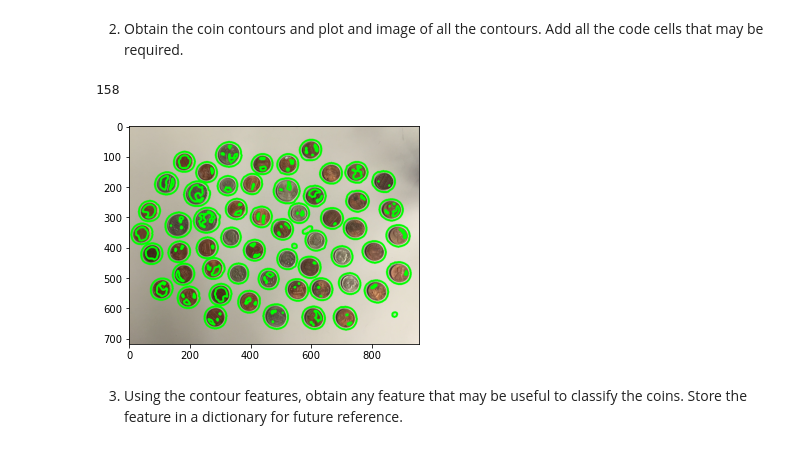
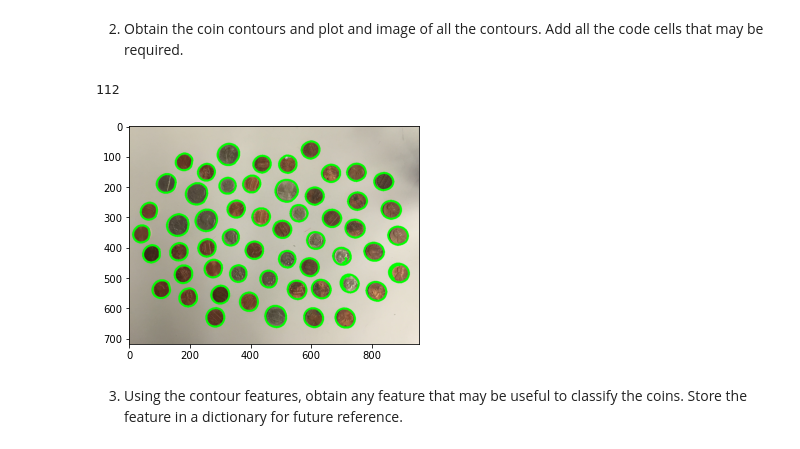
Before and after one commit to marcefuentesl/Computer-Vision, a Jupyter notebook: Assignments/A4. Coin counter.ipynb, the cells around one changed output. Cells and saved outputs as stored; diff of their text form; code cells hidden in the pictures.

```diff
--- a/Assignments/A4. Coin counter.ipynb
+++ b/Assignments/A4. Coin counter.ipynb
@@ -79,0 +35,18 @@ plt.imshow(binary, cmap="gray")
+# %%
+coins_copy = np.copy(coins)
+
+# TO DO: Obtain a characteristic and plot it.
+
+# Convert to grayscale
+gray_coins = cv2.cvtColor(coins_copy, cv2.COLOR_RGB2GRAY)
+
+# Blur image to remove noise
+coins_blur = cv2.GaussianBlur(gray_coins, (11,11), 0)
+
+# Get edges using Canny and generate a binary image
+coins_edges = cv2.Canny(coins_blur, 25, 200)
+
+retval, binary = cv2.threshold(coins_edges, 0, 255, cv2.THRESH_TOZERO)
+binary = cv2.dilate(binary, np.ones((1,1)), iterations = 1)
+
+plt.imshow(binary, cmap="gray")
@@ -82,17 +58,15 @@ plt.imshow(binary, cmap="gray")
 # %%
 # TO DO: Plot an image of the contours of the coins.
 
-coins_blur = cv2.GaussianBlur(binary, (13,13), 0)
-
-(contours, _) = cv2.findContours(coins_blur, cv2.RETR_TREE, cv2.CHAIN_APPROX_SIMPLE)
+(contours, _) = cv2.findContours(binary, cv2.RETR_TREE, cv2.CHAIN_APPROX_SIMPLE)
 
 all_contours = cv2.drawContours(coins_copy, contours, -1, (0,255,0), 5)
 
 plt.imshow(all_contours)
 
 print(len(contours))
 # %% [output]
-158
+112
-[figure, old version]
+[figure, new version]
 # %% [markdown]
 3. Using the contour features, obtain any feature that may be useful to classify the coins. Store the feature in a dictionary for future reference.
```
Also changed, not shown: parts of 11 cells of this notebook.
